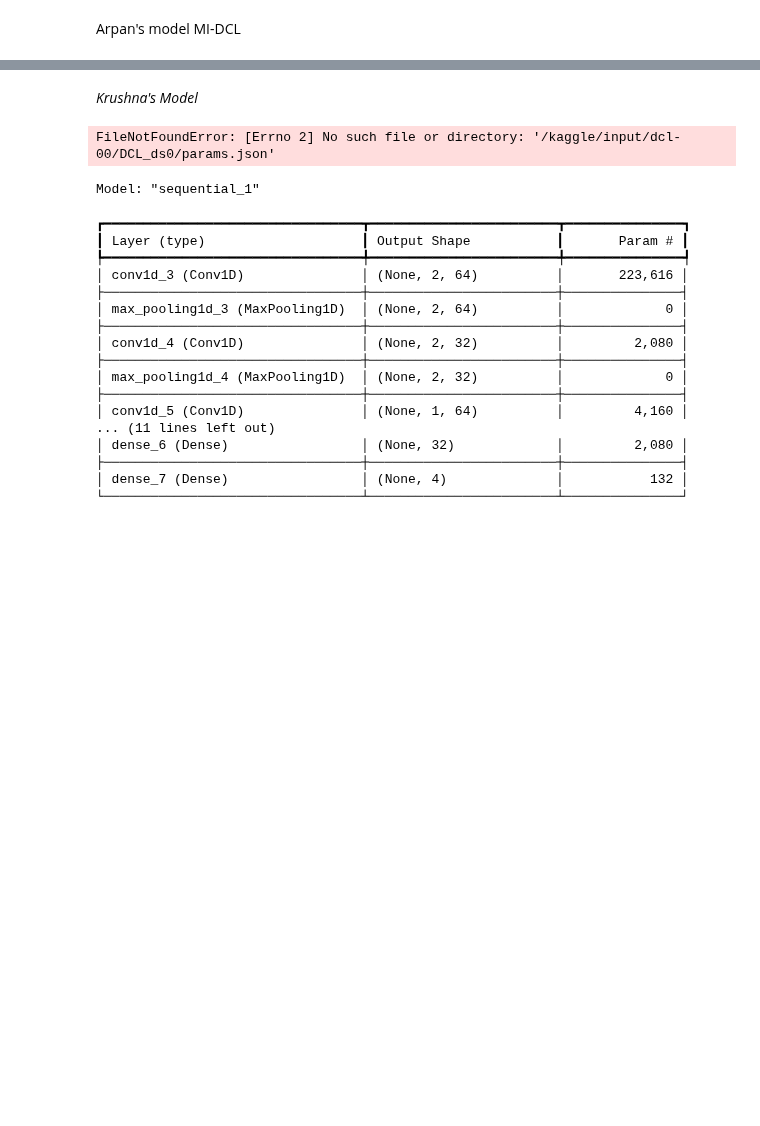
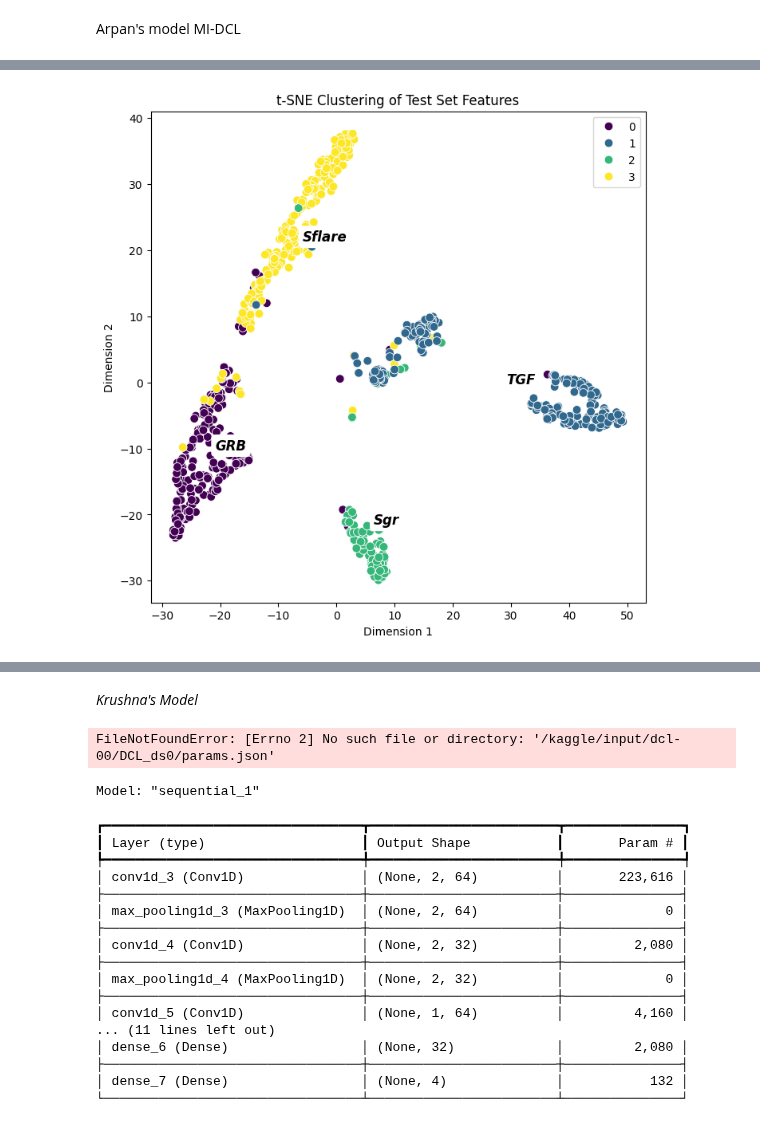
Before and after one commit to ArpanJohn/Transient_Classification, a Jupyter notebook: CNN-testing.ipynb, the cells around one changed output, grey strips where cells are left out. Cells and saved outputs as stored; diff of their text form; code cells hidden in the pictures; blank space fills up the shorter version.

```diff
--- a/CNN-testing.ipynb
+++ b/CNN-testing.ipynb
@@ -712,0 +768,8 @@ Example 5: [9.9998319e-01 2.7668023e-07 1.4558190e-06 1.5141681e-05]
+# %%
+sflare_as_grb_indices = confusion_indices[('SFLARE', 'GRB')]
+print(f"Number of samples where SFLARE was misclassified as GRB: {len(sflare_as_grb_indices)}")
+print(sflare_as_grb_indices)
+
+print("Sflare classified as GRBs")
+for i in sflare_as_grb_indices:
+    print(test_files[i])
@@ -712,0 +790,8 @@ Example 5: [9.9998319e-01 2.7668023e-07 1.4558190e-06 1.5141681e-05]
+# %%
+grb_as_sflare_indices = confusion_indices[('GRB', 'SFLARE')]
+print(f"Number of samples where SFLARE was misclassified as GRB: {len(grb_as_sflare_indices)}")
+print(grb_as_sflare_indices)
+
+print("GRBs classified as Sflares")
+for i in grb_as_sflare_indices:
+    print(test_files[i])
@@ -885,0 +1004,46 @@ class 3 incor conf 0.05426236614584923
+# %%
+from sklearn.manifold import TSNE
+import seaborn as sns
+import matplotlib.pyplot as plt
+from keras.models import Model
+from keras.layers import Dense, concatenate, Input, Conv1D, BatchNormalization, Flatten, Dropout, Reshape, Conv2D, MaxPooling1D, MaxPooling2D
+from tensorflow.keras.optimizers import schedules, Adam, Adamax
+from keras.regularizers import l2
+from tensorflow.keras import layers, models, regularizers
+from keras.callbacks import EarlyStopping , ReduceLROnPlateau, Callback
+from keras.layers import Input, LSTM
+import math
+
+# Extract features from the penultimate layer
+intermediate_layer_model = models.Model(inputs=model.inputs, outputs=model.layers[-2].output)
+features = intermediate_layer_model.predict(X_test)
+
+# Reduce to 2 dimensions
+tsne = TSNE(n_components=2, random_state=42)
+features_2d = tsne.fit_transform(features)
+y_true = np.argmax(Y_test, axis=1)
+
+class_names = ['GRB', 'TGF', 'Sgr', 'Sflare']
+
+# Plot the 2D features
+plt.figure(figsize=(8, 8))
+sns.scatterplot(x=features_2d[:, 0], y=features_2d[:, 1], hue=y_true, palette="viridis", s=60)
+
+# Remove the legend to replace it with custom annotations
+for i, class_name in enumerate(class_names):
+    # Get the center of each class' points by calculating the mean of their positions
+    cluster_center = features_2d[y_true == i].mean(axis=0)
+
+    # Add a label near the center of each cluster with an arrow pointing to the cluster
+    plt.annotate(class_name,
+                 xy=cluster_center,
+                 xytext=(cluster_center[0] + 0.3, cluster_center[1] + 0.3),  # Offset for the text label
+                 arrowprops=dict(facecolor='black', edgecolor='black', arrowstyle="->", lw=1.5),
+                 fontsize=12, fontweight='bold', color='black', style='italic',
+                 ha='left', va='center', bbox=dict(facecolor='white', edgecolor='none', boxstyle='round,pad=0.3'))
+
+plt.title("t-SNE Clustering of Test Set Features")
+plt.xlabel("Dimension 1")
+plt.ylabel("Dimension 2")
+plt.show()
+# %% [output]
@@ -885,0 +1051 @@ class 3 incor conf 0.05426236614584923
+[figure, added]
```
Also changed, not shown: parts of 22 cells of this notebook, 6 other files.
